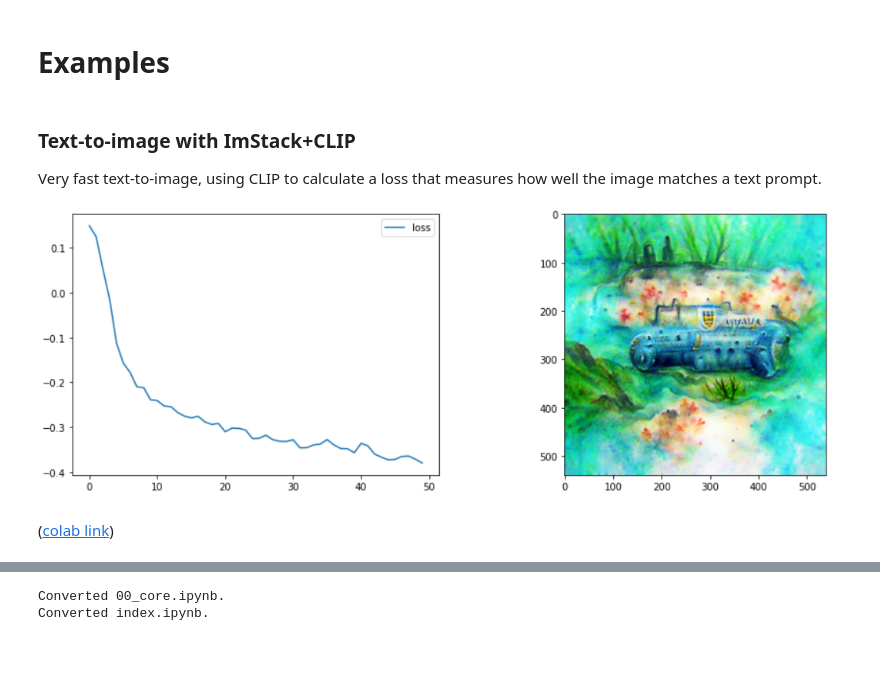
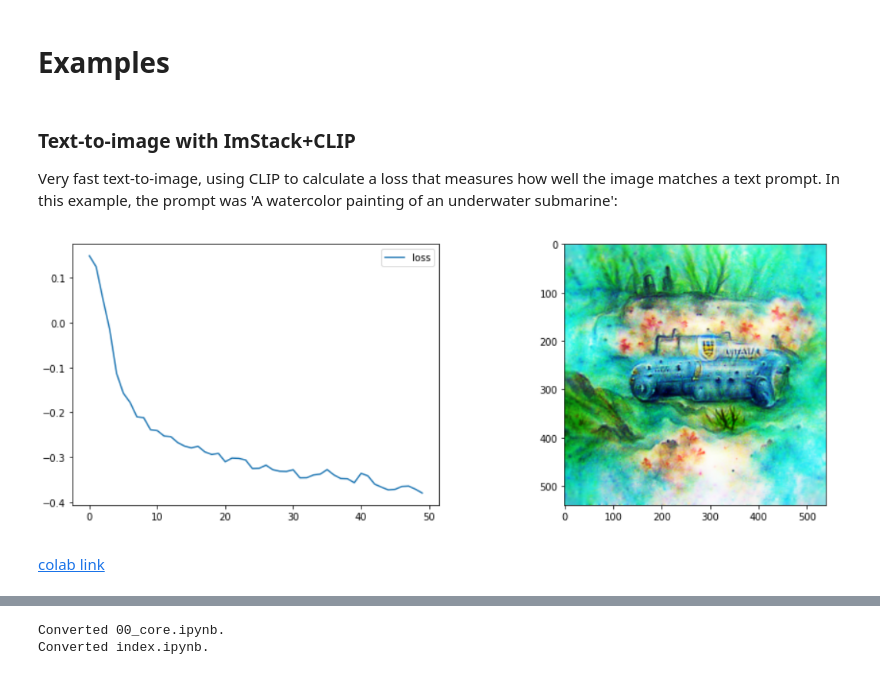
Before and after one commit to johnowhitaker/imstack, a Jupyter notebook: index.ipynb, the cells around one changed output, grey strips where cells are left out. Saved outputs shown, nothing was run; the diff lists cells and outputs as text; code cells hidden in the pictures.

Commit message:
Fixed images in readme

```diff
--- a/index.ipynb
+++ b/index.ipynb
@@ -61,11 +61,12 @@ ims_w_init.plot_layers()
 # Examples
 # %% [markdown]
 ### Text-to-image with ImStack+CLIP
-
-Very fast text-to-image, using CLIP to calculate a loss that measures how well the image matches a text prompt.
-
-![image](embedded-picture-1)
-
-([colab link](https://colab.research.google.com/drive/10gSIlqRGom18kl8NZSytyWYciej8H46N?usp=sharing))
+Very fast text-to-image, using CLIP to calculate a loss that measures how well the image matches a text prompt. In this example, the prompt was 'A watercolor painting of an underwater submarine':
+# %%
+Image.open('clip_eg.png')
+# %% [output]
+[figure, added]
+# %% [markdown]
+[colab link](https://colab.research.google.com/drive/10gSIlqRGom18kl8NZSytyWYciej8H46N?usp=sharing)
 # %% [markdown]
 ### Style Transfer
```
Also changed, not shown: parts of 5 cells of this notebook, 10 other files.
